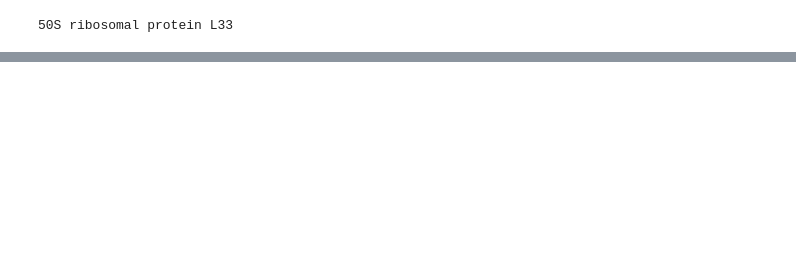
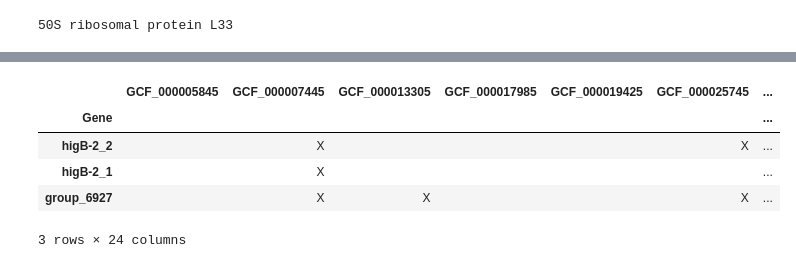
Before and after one commit to jonaspinas/AutoAvancada, a Jupyter notebook: code/Read_Files/Gene_Presence.ipynb, the cells around one changed output, grey strips where cells are left out. Saved outputs shown, nothing was run; the diff lists cells and outputs as text; code cells hidden in the pictures; blank space fills up the shorter version.

```diff
--- a/code/Read_Files/Gene_Presence.ipynb
+++ b/code/Read_Files/Gene_Presence.ipynb
@@ -40,0 +191,9 @@ print(function)
+# %%
+import pandas as pd
+
+# Load the file to inspect its contents
+file_path = r'C:\Users\X521\OneDrive - Universidade de Lisboa\Ambiente de Trabalho\tecnico\Master\Advanced Automation\cenas\AutoAvancada\data\raw\outputRoary24_90\gene_presence_absence.csv'
+data = pd.read_csv(file_path)
+
+# Display the first few rows to understand the structure
+data.head(), data.columns
@@ -40,0 +218,22 @@ print(function)
+# %%
+# Filter rows with the annotation "hypothetical protein"
+filtered_data = data[data['Annotation'] == 'hypothetical protein']
+
+# Extract bacteria columns (presence/absence data)
+bacteria_columns = [col for col in data.columns if col.startswith('GCF_')]
+
+# Create a cross-table for filtered genes and bacteria
+cross_table = filtered_data[['Gene'] + bacteria_columns].set_index('Gene').notnull()
+
+# Convert the boolean values to 'True'/'False' for clarity
+cross_table = cross_table.replace({True: 'X', False: ''})
+
+# Display the resulting table
+cross_table.head()
+# %% [output]
+|  | GCF_000005845 | GCF_000007445 | GCF_000013305 | GCF_000017985 | GCF_000019425 | GCF_000025745 | ... |
+| Gene |  |  |  |  |  |  | ... |
+| higB-2_2 |  | X |  |  |  | X | ... |
+| higB-2_1 |  | X |  |  |  |  | ... |
+| group_6927 |  | X | X |  |  | X | ... |
+3 rows × 24 columns
```
Also changed, not shown: parts of 6 cells of this notebook.
